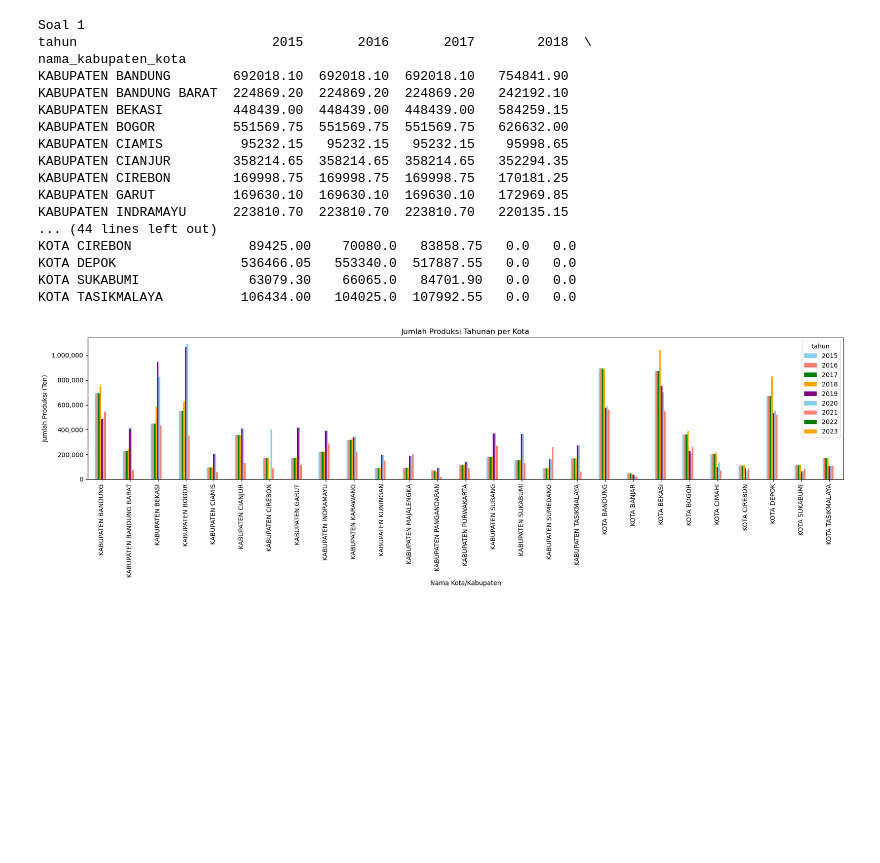
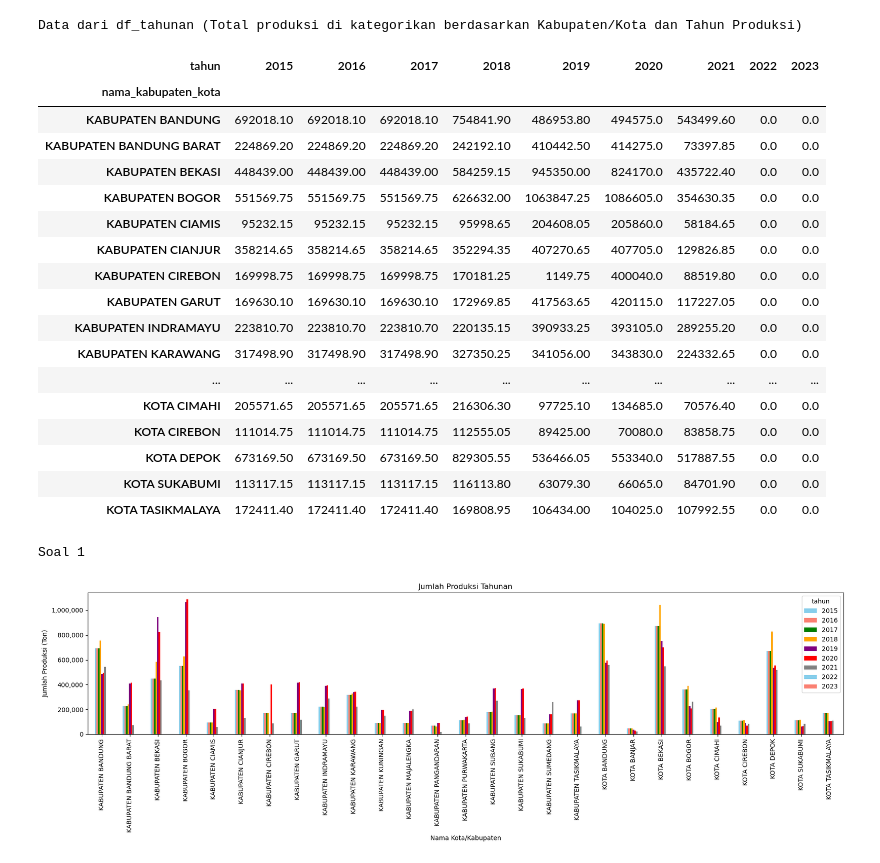
Before and after one commit to shiroiadha/ProyekPandas2, a Jupyter notebook: main.ipynb, the cells around one changed output. Cells and saved outputs as stored; diff of their text form; code cells hidden in the pictures; blank space fills up the shorter version.

```diff
--- a/main.ipynb
+++ b/main.ipynb
@@ -23,40 +25,36 @@ df_excel
+# %%
+df_tahunan = df_excel.groupby(['nama_kabupaten_kota', 'tahun'])['total_produksi_tahunan'].sum().unstack()
+print("Data dari df_tahunan (Total produksi di kategorikan berdasarkan Kabupaten/Kota dan Tahun Produksi)")
+df_tahunan
+# %% [output]
+Data dari df_tahunan (Total produksi di kategorikan berdasarkan Kabupaten/Kota dan Tahun Produksi)
+| tahun | 2015 | 2016 | 2017 | 2018 | 2019 | 2020 | 2021 | 2022 | 2023 |
+| nama_kabupaten_kota |  |  |  |  |  |  |  |  |  |
+| KABUPATEN BANDUNG | 692018.10 | 692018.10 | 692018.10 | 754841.90 | 486953.80 | 494575.0 | 543499.60 | 0.0 | 0.0 |
+| KABUPATEN BANDUNG BARAT | 224869.20 | 224869.20 | 224869.20 | 242192.10 | 410442.50 | 414275.0 | 73397.85 | 0.0 | 0.0 |
+| KABUPATEN BEKASI | 448439.00 | 448439.00 | 448439.00 | 584259.15 | 945350.00 | 824170.0 | 435722.40 | 0.0 | 0.0 |
+| KABUPATEN BOGOR | 551569.75 | 551569.75 | 551569.75 | 626632.00 | 1063847.25 | 1086605.0 | 354630.35 | 0.0 | 0.0 |
+| KABUPATEN CIAMIS | 95232.15 | 95232.15 | 95232.15 | 95998.65 | 204608.05 | 205860.0 | 58184.65 | 0.0 | 0.0 |
+| KABUPATEN CIANJUR | 358214.65 | 358214.65 | 358214.65 | 352294.35 | 407270.65 | 407705.0 | 129826.85 | 0.0 | 0.0 |
+| KABUPATEN CIREBON | 169998.75 | 169998.75 | 169998.75 | 170181.25 | 1149.75 | 400040.0 | 88519.80 | 0.0 | 0.0 |
+| KABUPATEN GARUT | 169630.10 | 169630.10 | 169630.10 | 172969.85 | 417563.65 | 420115.0 | 117227.05 | 0.0 | 0.0 |
+| KABUPATEN INDRAMAYU | 223810.70 | 223810.70 | 223810.70 | 220135.15 | 390933.25 | 393105.0 | 289255.20 | 0.0 | 0.0 |
+| KABUPATEN KARAWANG | 317498.90 | 317498.90 | 317498.90 | 327350.25 | 341056.00 | 343830.0 | 224332.65 | 0.0 | 0.0 |
+| ... | ... | ... | ... | ... | ... | ... | ... | ... | ... |
+| KOTA CIMAHI | 205571.65 | 205571.65 | 205571.65 | 216306.30 | 97725.10 | 134685.0 | 70576.40 | 0.0 | 0.0 |
+| KOTA CIREBON | 111014.75 | 111014.75 | 111014.75 | 112555.05 | 89425.00 | 70080.0 | 83858.75 | 0.0 | 0.0 |
+| KOTA DEPOK | 673169.50 | 673169.50 | 673169.50 | 829305.55 | 536466.05 | 553340.0 | 517887.55 | 0.0 | 0.0 |
+| KOTA SUKABUMI | 113117.15 | 113117.15 | 113117.15 | 116113.80 | 63079.30 | 66065.0 | 84701.90 | 0.0 | 0.0 |
+| KOTA TASIKMALAYA | 172411.40 | 172411.40 | 172411.40 | 169808.95 | 106434.00 | 104025.0 | 107992.55 | 0.0 | 0.0 |
 # %%
 print("Soal 1")
-
-# Baca data dari file excel
-df_excel = pd.read_excel("dataset/jml_produksi_sampah.xlsx", sheet_name="data")
-df_excel['total_produksi_tahunan'] = df_excel.apply(lambda baris: baris['jumlah_produksi_sampah'] * 365, axis=1)
-
-# Group data berdasarkan tahun dan kota, dan hitung total produksi tahunan
-df_grouped = df_excel.groupby(['nama_kabupaten_kota', 'tahun'])['total_produksi_tahunan'].sum().unstack()
-
-# Menampilkan data yang telah digroup
-print(df_grouped)
-
-# Plot diagram batang vertikal
-df_grouped.plot(kind='bar', figsize=(18, 6), color=['skyblue', 'salmon', 'green', 'orange', 'purple'])  # Sesuaikan warna untuk setiap kota
+df_tahunan.plot(kind='bar', figsize=(18, 6), color=['skyblue', 'salmon', 'green', 'orange', 'purple', 'red', 'grey'])
 plt.ylabel('Jumlah Produksi (Ton)')
 plt.xlabel('Nama Kota/Kabupaten')
-plt.title('Jumlah Produksi Tahunan per Kota')
+plt.title('Jumlah Produksi Tahunan')
 plt.gca().yaxis.set_major_formatter(tck.StrMethodFormatter('{x:,.0f}'))
 plt.tight_layout()
 plt.show()
 # %% [output]
 Soal 1
-tahun                         2015       2016       2017        2018  \
-nama_kabupaten_kota
-KABUPATEN BANDUNG        692018.10  692018.10  692018.10   754841.90
-KABUPATEN BANDUNG BARAT  224869.20  224869.20  224869.20   242192.10
-KABUPATEN BEKASI         448439.00  448439.00  448439.00   584259.15
-KABUPATEN BOGOR          551569.75  551569.75  551569.75   626632.00
-KABUPATEN CIAMIS          95232.15   95232.15   95232.15    95998.65
-KABUPATEN CIANJUR        358214.65  358214.65  358214.65   352294.35
-KABUPATEN CIREBON        169998.75  169998.75  169998.75   170181.25
-KABUPATEN GARUT          169630.10  169630.10  169630.10   172969.85
-KABUPATEN INDRAMAYU      223810.70  223810.70  223810.70   220135.15
-... (44 lines left out)
-KOTA CIREBON               89425.00    70080.0   83858.75   0.0   0.0
-KOTA DEPOK                536466.05   553340.0  517887.55   0.0   0.0
-KOTA SUKABUMI              63079.30    66065.0   84701.90   0.0   0.0
-KOTA TASIKMALAYA          106434.00   104025.0  107992.55   0.0   0.0
-[figure, old version]
+[figure, new version]
```
Also changed, not shown: parts of 1 cell of this notebook.
